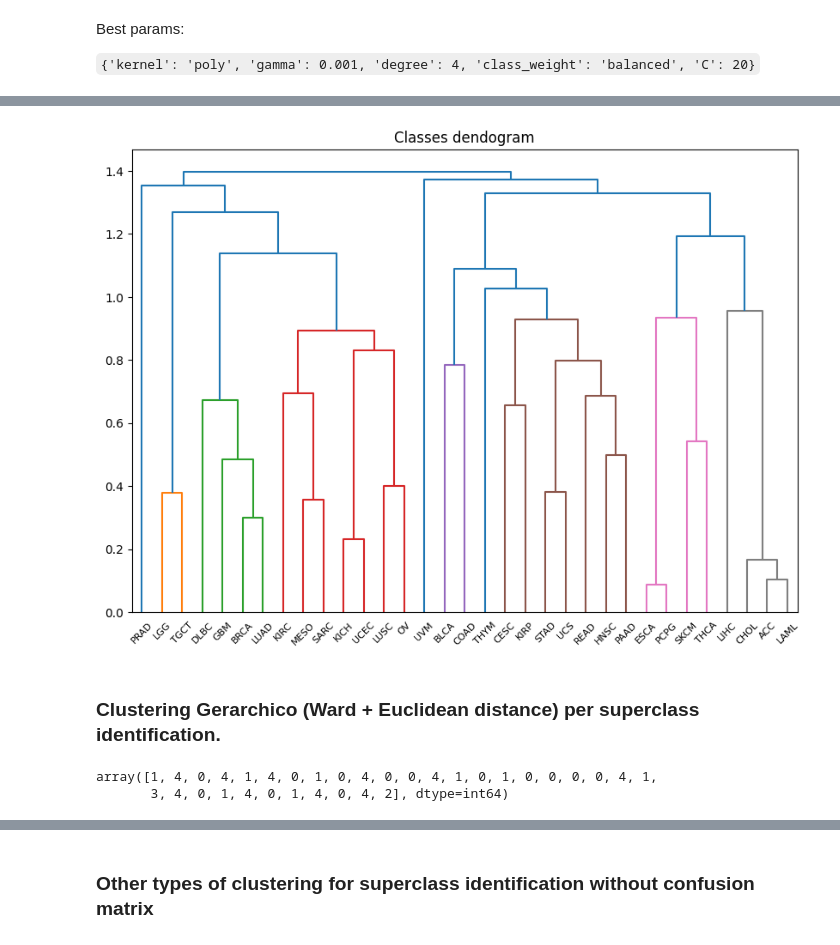
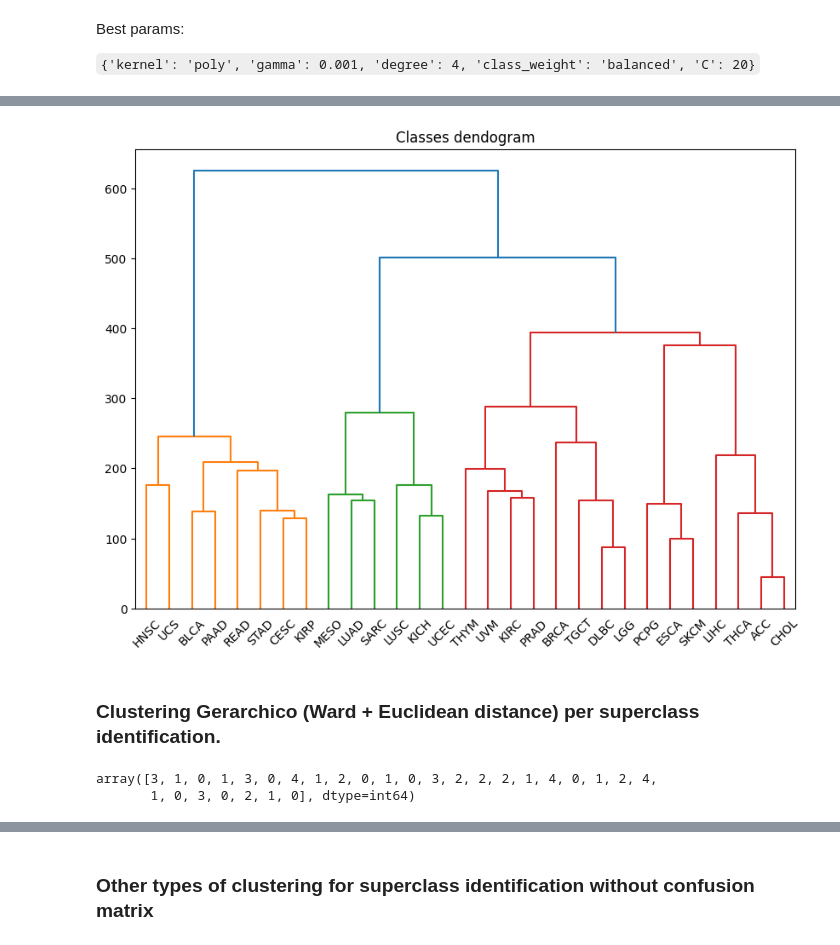
Before and after one commit to CarachinoAlessio/cancer_miRNA_classification_with_spiking_neural_network, a Jupyter notebook: representation2.ipynb, the cells around one changed output, grey strips where cells are left out. Saved outputs shown, nothing was run; the diff lists cells and outputs as text; code cells hidden in the pictures.

```diff
--- a/representation2.ipynb
+++ b/representation2.ipynb
@@ -121,7 +158,7 @@ search = RandomizedSearchCV(estimator=svm.SVC(),
                             param_distributions= random_grid_svm,
                             scoring='balanced_accuracy',
                             n_iter=10,
-                            cv=3,
+                            cv=5,
                             verbose=1,
                             random_state=42,
                             n_jobs=-1)
@@ -141,4 +176,5 @@ Best params:
  'class_weight': 'balanced',
  'C': 20}`
 # %%
-model = svm.SVC(C=20, kernel='poly', gamma=0.001, degree=4, class_weight= 'balanced')
+#model = svm.SVC(C=20, kernel='poly', gamma=0.001, degree=4, class_weight= 'balanced')
+model = svm.SVC(C=20, kernel='rbf', gamma=0.001, degree=4, class_weight= 'balanced')
@@ -235,9 +268,0 @@ cmp.plot(ax=ax)
-# %%
-np.set_printoptions(precision=2)
-test_predict = classifier.predict(val_data)
-cm_t = confusion_matrix(lab2int(val_label), test_predict,normalize='true')
-cmp = ConfusionMatrixDisplay(cm_t, display_labels=labels[0])
-for i, j in itertools.product(range(cm_t.shape[0]), range(cm_t.shape[1])):
-        cm_t[i,j] = format(cm_t[i, j], '.2f')
-fig, ax = plt.subplots(figsize=(20,20))
-cmp.plot(ax=ax)
@@ -246,0 +269,25 @@ cmp.plot(ax=ax)
+# %%
+#Convert the confusion matrix into a metric matrix (superclass identification)
+metric_matrix = np.zeros((n_classes,n_classes))
+
+for i in range(n_classes):
+    for j in range(n_classes):
+        if i == j:
+            metric_matrix[i,j] = 0 #cm[i,j]
+        else:
+            metric_matrix[i,j] = 1/cm[i,j] if cm[i,j] != 0 else 100 #cm[i,j] + cm[j,i]
+#make it simetric
+for i in range(n_classes):
+    for j in range(n_classes):
+        if i != j:
+            metric_matrix[i,j] = metric_matrix[j,i]
+
+
+
+
+#Plotting the metric matrix
+cmp = ConfusionMatrixDisplay(metric_matrix, display_labels=labels[0])
+for i, j in itertools.product(range(metric_matrix.shape[0]), range(metric_matrix.shape[1])):
+        metric_matrix[i,j] = format(metric_matrix[i, j], '.2f')
+fig, ax = plt.subplots(figsize=(20,20))
+cmp.plot(ax=ax)
@@ -247,20 +297,19 @@ cmp.plot(ax=ax)
 # %%
 #We know that i is the class to predict and j is the predicted class. So cm[i][j] is the miss-classification ratio
 import scipy.cluster.hierarchy as shc
 import matplotlib.pyplot as plt
 
 plt.figure(figsize=(10, 7))
 plt.title("Classes dendogram")
 
 # Plotting dendogram
 
-clusters = shc.linkage(cm,
-            method='ward',
-            metric="euclidean")
+clusters = shc.linkage(metric_matrix,
+            method='ward')
 shc.dendrogram(Z=clusters, labels=labels[0])
 plt.show()
 # %% [output]
-[figure, old version]
+[figure, new version]
 # %% [markdown]
 ### Clustering Gerarchico (Ward + Euclidean distance) per superclass identification.
 # %%
@@ -268,12 +317,12 @@ plt.show()
 
 from sklearn.cluster import AgglomerativeClustering
 
-clustering_model = AgglomerativeClustering(n_clusters=5, affinity='euclidean', linkage='ward')
-clustering_model.fit(cm)
+clustering_model = AgglomerativeClustering(n_clusters=5, linkage='ward',metric='euclidean')
+clustering_model.fit(metric_matrix)
 clustering_model.labels_
 # %% [output]
-array([1, 4, 0, 4, 1, 4, 0, 1, 0, 4, 0, 0, 4, 1, 0, 1, 0, 0, 0, 0, 4, 1,
-       3, 4, 0, 1, 4, 0, 1, 4, 0, 4, 2], dtype=int64)
+array([3, 1, 0, 1, 3, 0, 4, 1, 2, 0, 1, 0, 3, 2, 2, 2, 1, 4, 0, 1, 2, 4,
+       1, 0, 3, 0, 2, 1, 0], dtype=int64)
 # %%
 #Labels = labels[0] (ordered)
 #c_per_l = cluster per label
```
Also changed, not shown: parts of 31 cells of this notebook, 3 other files.
